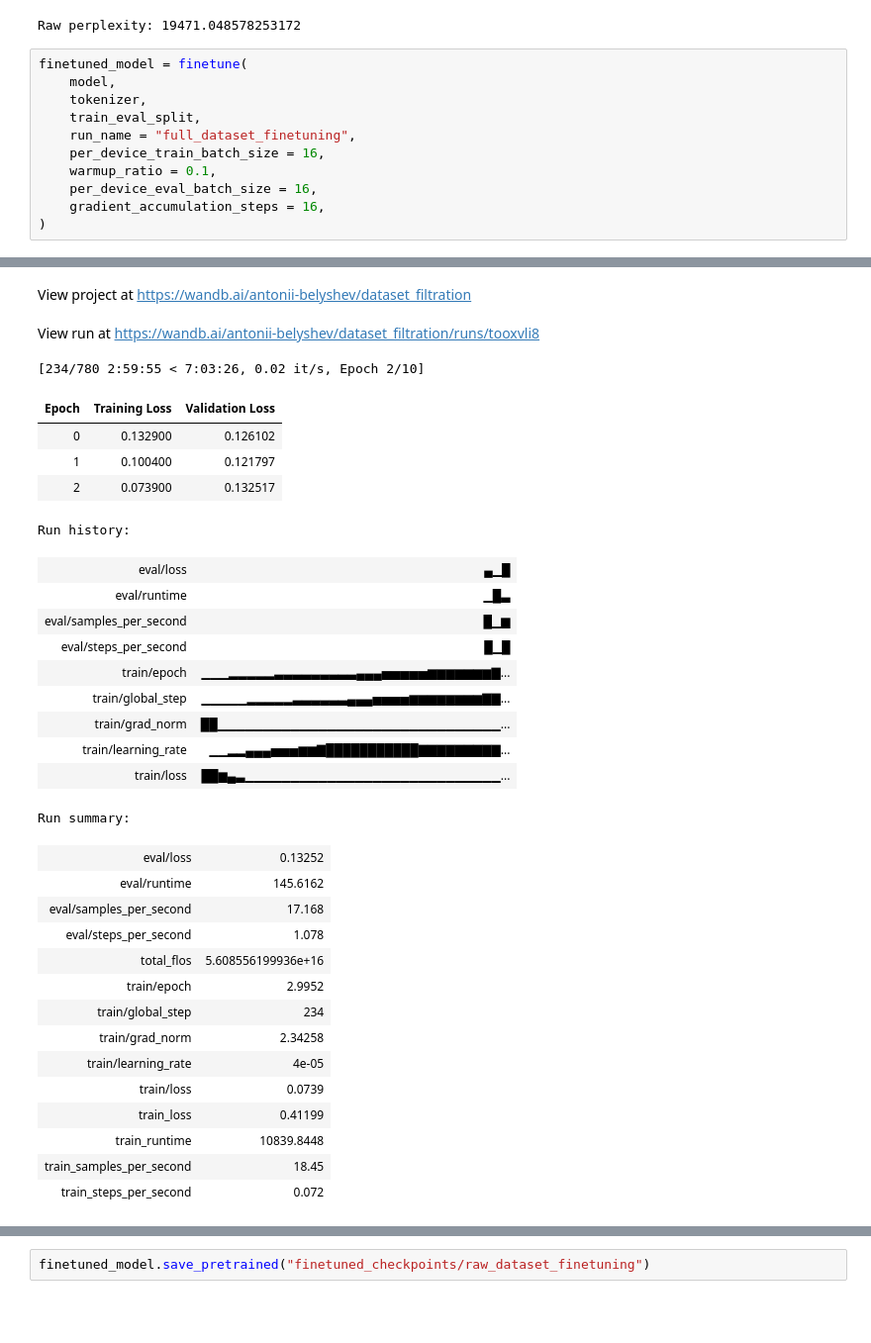
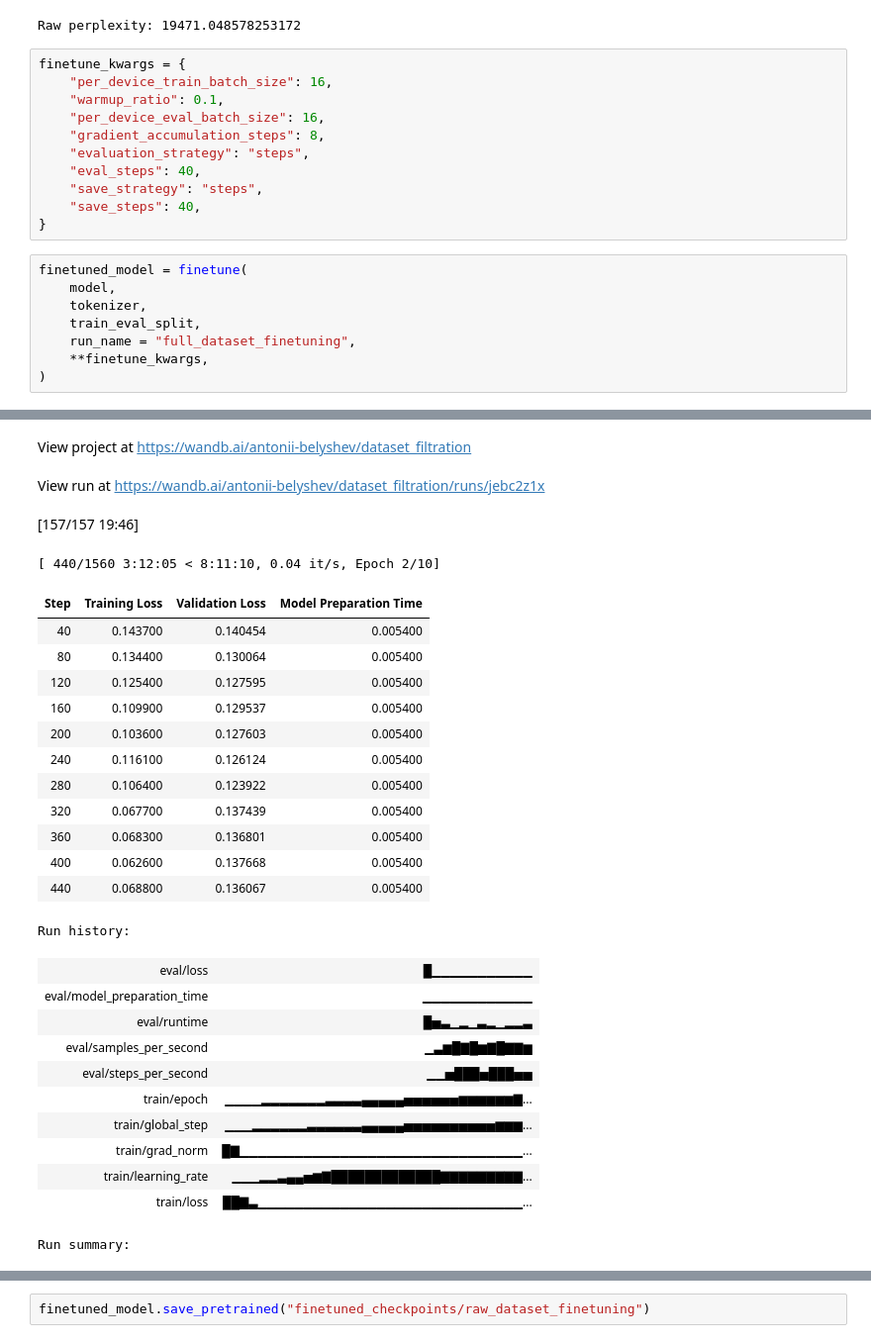
Before and after one commit to antoniibelyshev/data-filtration-for-code-generation, a Jupyter notebook: finetune.ipynb, the cells around one changed output, grey strips where cells are left out. Shown: that part at 99% size. Drawn from its saved outputs; the diff is of its cells as text; blank space fills up the shorter version.

```diff
--- a/finetune.ipynb
+++ b/finetune.ipynb
@@ -47,16 +47,24 @@ raw_perplexity = np.mean(raw_perplexity_dataset["perplexity"])
 print("Raw perplexity:", raw_perplexity)
 # %% [output]
 Raw perplexity: 19471.048578253172
+# %%
+finetune_kwargs = {
+    "per_device_train_batch_size": 16,
+    "warmup_ratio": 0.1,
+    "per_device_eval_batch_size": 16,
+    "gradient_accumulation_steps": 8,
+    "evaluation_strategy": "steps",
+    "eval_steps": 40,
+    "save_strategy": "steps",
+    "save_steps": 40,
+}
 # %%
 finetuned_model = finetune(
     model,
     tokenizer,
     train_eval_split,
     run_name = "full_dataset_finetuning",
-    per_device_train_batch_size = 16,
-    warmup_ratio = 0.1,
-    per_device_eval_batch_size = 16,
-    gradient_accumulation_steps = 16,
+    **finetune_kwargs,
 )
 # %% [output]
 wandb: Using wandb-core as the SDK backend.  Please refer to https://wandb.me/wandb-core for more information.
@@ -67,32 +75,28 @@ Syncing run golden-gorge-18 to Weights & Biases (docs)
 View project at https://wandb.ai/antonii-belyshev/dataset_filtration
-View run at https://wandb.ai/antonii-belyshev/dataset_filtration/runs/tooxvli8
+View run at https://wandb.ai/antonii-belyshev/dataset_filtration/runs/jebc2z1x
+[157/157 19:46]
-[234/780 2:59:55 < 7:03:26, 0.02 it/s, Epoch 2/10]
+[ 440/1560 3:12:05 < 8:11:10, 0.04 it/s, Epoch 2/10]
-| Epoch | Training Loss | Validation Loss |
-| 0 | 0.132900 | 0.126102 |
-| 1 | 0.100400 | 0.121797 |
-| 2 | 0.073900 | 0.132517 |
+| Step | Training Loss | Validation Loss | Model Preparation Time |
+| 40 | 0.143700 | 0.140454 | 0.005400 |
+| 80 | 0.134400 | 0.130064 | 0.005400 |
+| 120 | 0.125400 | 0.127595 | 0.005400 |
+| 160 | 0.109900 | 0.129537 | 0.005400 |
+| 200 | 0.103600 | 0.127603 | 0.005400 |
+| 240 | 0.116100 | 0.126124 | 0.005400 |
+| 280 | 0.106400 | 0.123922 | 0.005400 |
+| 320 | 0.067700 | 0.137439 | 0.005400 |
+| 360 | 0.068300 | 0.136801 | 0.005400 |
+| 400 | 0.062600 | 0.137668 | 0.005400 |
+| 440 | 0.068800 | 0.136067 | 0.005400 |
 Run history:
-| eval/loss | ▄▁█ |
-| eval/runtime | ▁█▃ |
-| eval/samples_per_second | █▁▆ |
-| eval/steps_per_second | █▁█ |
-| train/epoch | ▁▁▁▂▂▂▂▂▃▃▃▃▃▃▃▃▃▄▄▄▅▅▅▅▅▆▆▆▆▆▆▆▇... |
-| train/global_step | ▁▁▁▁▁▂▂▂▂▂▃▃▃▃▃▃▄▄▄▅▅▅▅▆▆▆▆▆▆▆▆▇▇... |
-| train/grad_norm | ██▁▁▁▁▁▁▁▁▁▁▁▁▁▁▁▁▁▁▁▁▁▁▁▁▁▁▁▁▁▁▁... |
-| train/learning_rate | ▁▁▂▂▄▄▄▅▅▅▆▆▇███████████▇▇▇▇▇▇▇▇▇... |
-| train/loss | ██▆▄▃▁▁▁▁▁▁▁▁▁▁▁▁▁▁▁▁▁▁▁▁▁▁▁▁▁▁▁▁... |
+| eval/loss | █▁▁▁▁▁▁▁▁▁▁▁ |
+| eval/model_preparation_time | ▁▁▁▁▁▁▁▁▁▁▁▁ |
+| eval/runtime | █▅▃▁▂▁▃▂▁▂▂▃ |
+| eval/samples_per_second | ▁▃▆█▇█▆▇█▇▇▆ |
+| eval/steps_per_second | ▁▁▅███▅███▅▅ |
+| train/epoch | ▁▁▁▁▂▂▂▂▂▂▂▃▃▃▃▄▄▄▄▄▅▅▅▅▅▅▆▆▆▆▆▆▇... |
+| train/global_step | ▁▁▁▂▂▂▂▂▂▃▃▃▃▃▃▄▄▄▄▄▅▅▅▅▅▅▅▅▅▅▆▆▆... |
+| train/grad_norm | █▇▁▁▁▁▁▁▁▁▁▁▁▁▁▁▁▁▁▁▁▁▁▁▁▁▁▁▁▁▁▁▁... |
+| train/learning_rate | ▁▁▁▂▂▃▄▄▅▆▇█████████████▇▇▇▇▇▇▇▇▇... |
+| train/loss | ██▇▃▁▁▁▁▁▁▁▁▁▁▁▁▁▁▁▁▁▁▁▁▁▁▁▁▁▁▁▁▁... |
 Run summary:
-| eval/loss | 0.13252 |
-| eval/runtime | 145.6162 |
-| eval/samples_per_second | 17.168 |
-| eval/steps_per_second | 1.078 |
-| total_flos | 5.608556199936e+16 |
-| train/epoch | 2.9952 |
-| train/global_step | 234 |
-| train/grad_norm | 2.34258 |
-| train/learning_rate | 4e-05 |
-| train/loss | 0.0739 |
-| train_loss | 0.41199 |
-| train_runtime | 10839.8448 |
-| train_samples_per_second | 18.45 |
-| train_steps_per_second | 0.072 |
```
Also changed, not shown: parts of 4 cells of this notebook, 1 other file.
